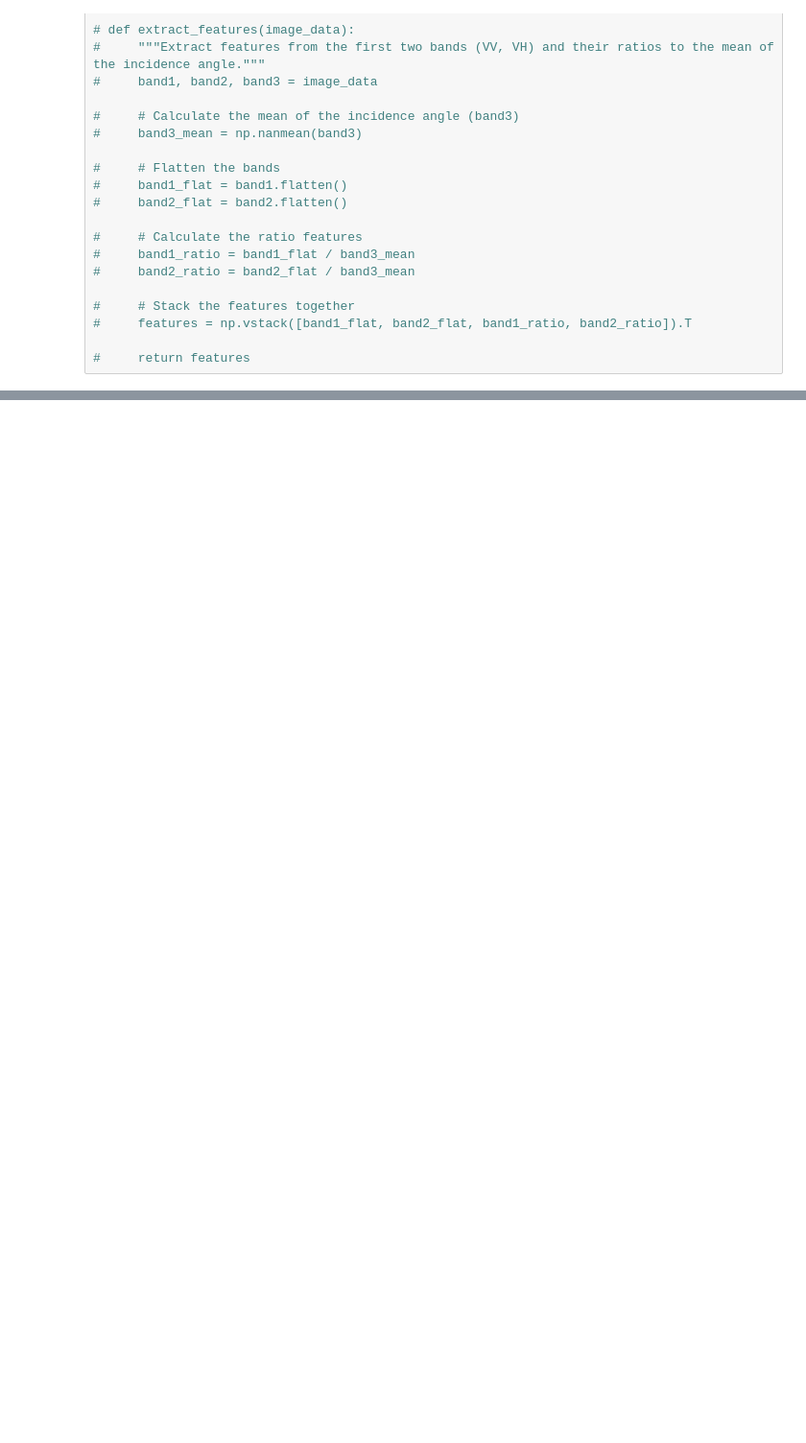
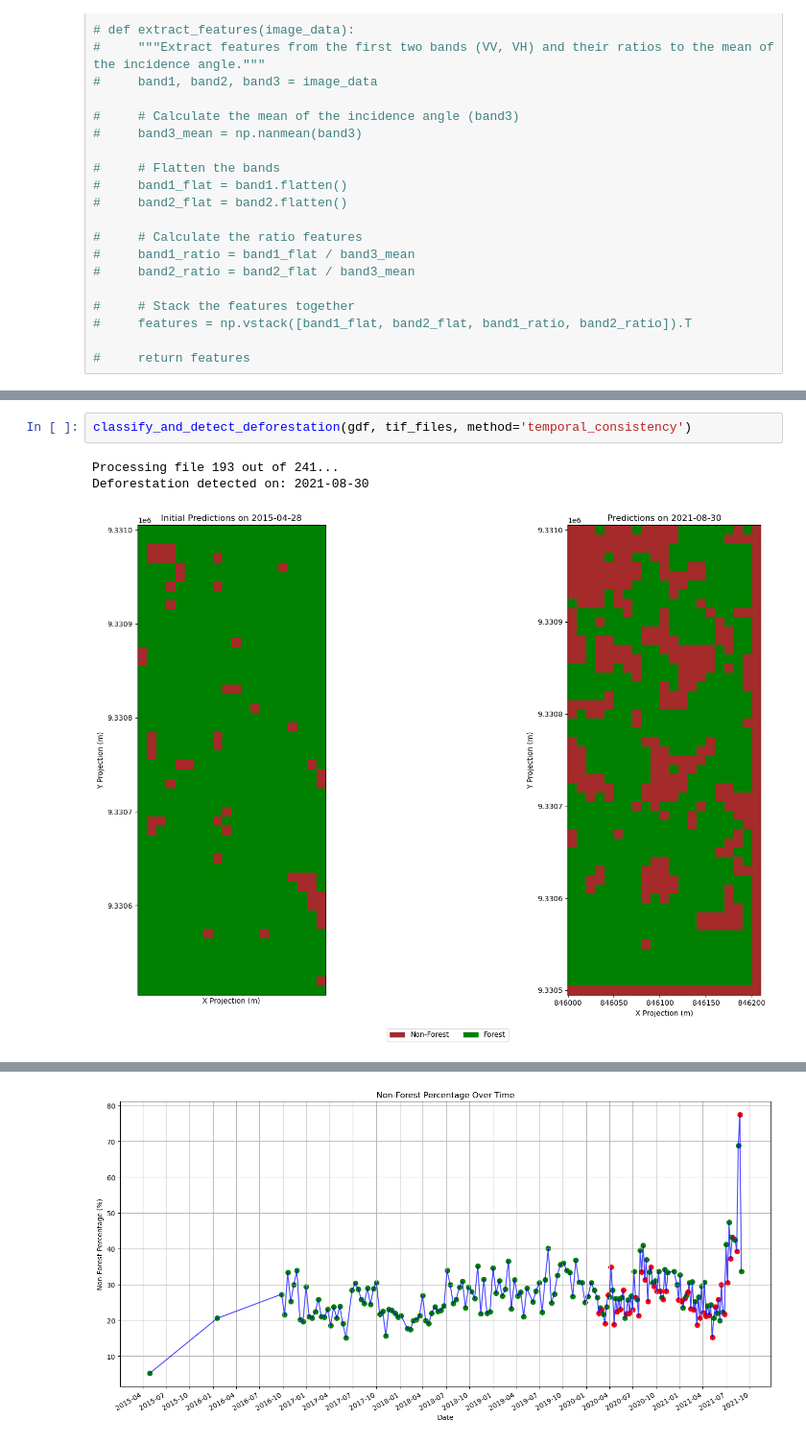
Before and after one commit to raznuss/MarvinBlue, a Jupyter notebook: Deforestation_Event_Detection.ipynb, the cells around one changed output, grey strips where cells are left out. Shown at 96% size. Saved outputs shown, nothing was run; the diff lists cells and outputs as text; blank space fills up the shorter version.

```diff
--- a/Deforestation_Event_Detection.ipynb
+++ b/Deforestation_Event_Detection.ipynb
@@ -357,0 +557,6 @@ Processing file 241 out of 241...
+# %%
+classify_and_detect_deforestation(gdf, tif_files, method='temporal_consistency')
+# %% [output]
+Processing file 193 out of 241...
+Deforestation detected on: 2021-08-30
+[figure, added]
@@ -357,0 +564 @@ Processing file 241 out of 241...
+[figure, added]
```
Also changed, not shown: parts of 9 cells of this notebook, 1 other file.
